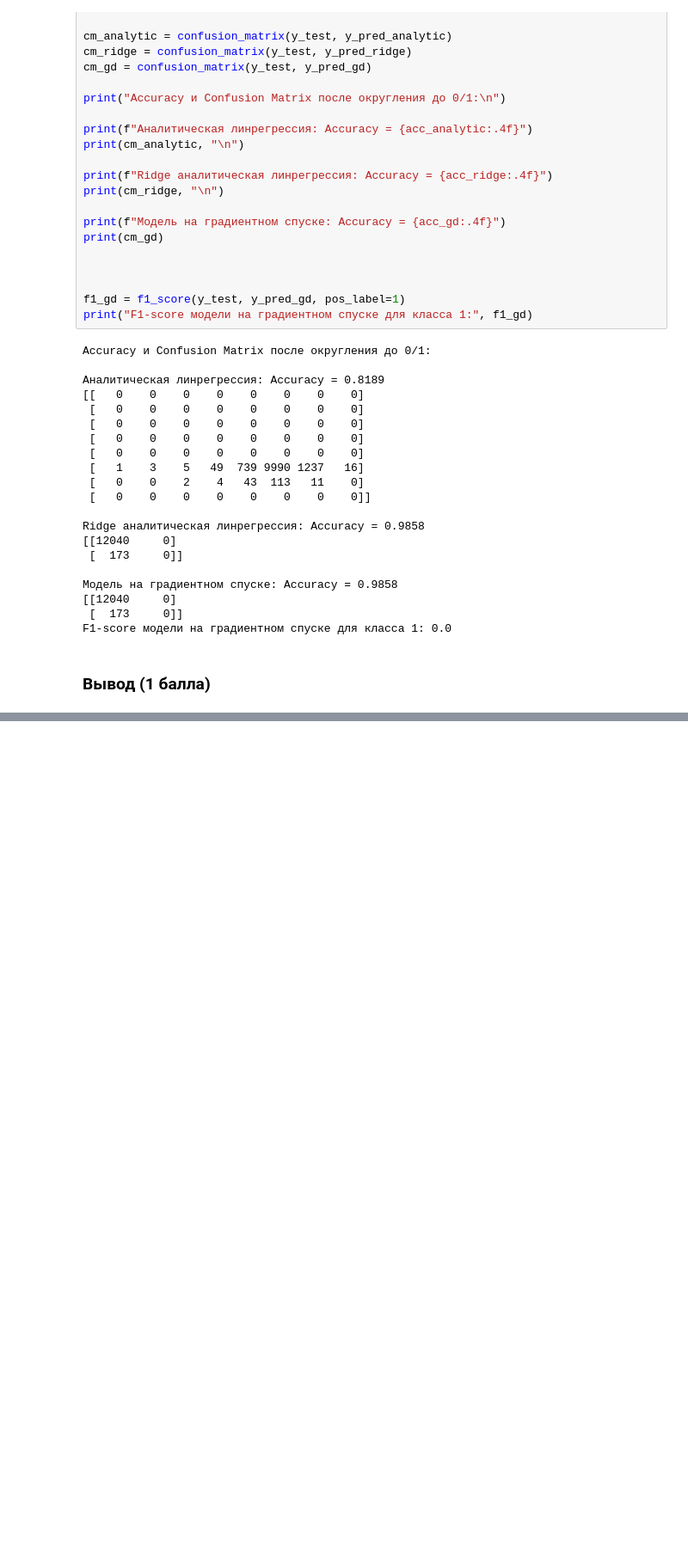
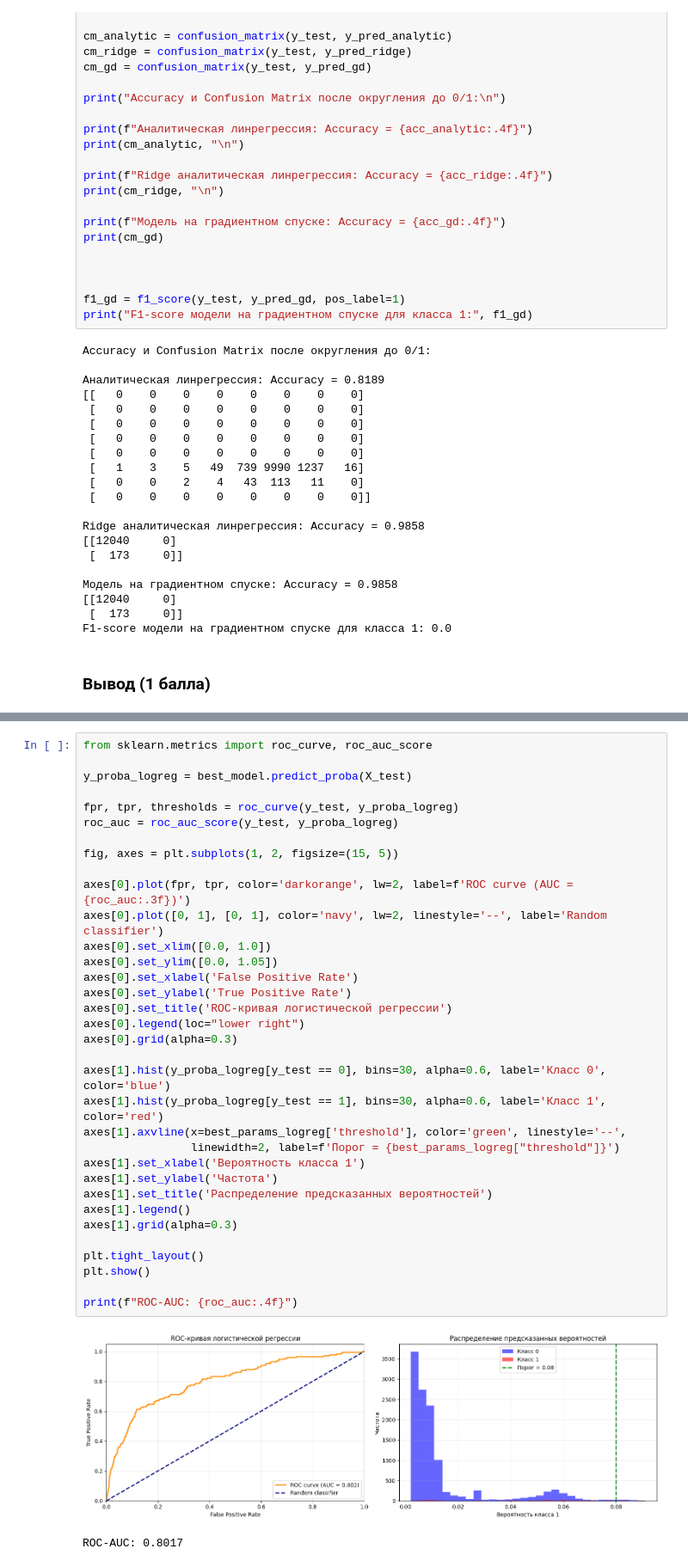
Before and after one commit to Sqizeeeeee/yml-2026-linear-model-task, a Jupyter notebook: hm_linear_models_tasks_2022_fall.ipynb, the cells around one changed output, grey strips where cells are left out. Shown at 86% size. Cells and saved outputs as stored; diff of their text form; blank space fills up the shorter version.

```diff
--- a/hm_linear_models_tasks_2022_fall.ipynb
+++ b/hm_linear_models_tasks_2022_fall.ipynb
@@ -679,0 +982,37 @@ F1-score модели на градиентном спуске для класс
+# %%
+from sklearn.metrics import roc_curve, roc_auc_score
+
+y_proba_logreg = best_model.predict_proba(X_test)
+
+fpr, tpr, thresholds = roc_curve(y_test, y_proba_logreg)
+roc_auc = roc_auc_score(y_test, y_proba_logreg)
+
+fig, axes = plt.subplots(1, 2, figsize=(15, 5))
+
+axes[0].plot(fpr, tpr, color='darkorange', lw=2, label=f'ROC curve (AUC = {roc_auc:.3f})')
+axes[0].plot([0, 1], [0, 1], color='navy', lw=2, linestyle='--', label='Random classifier')
+axes[0].set_xlim([0.0, 1.0])
+axes[0].set_ylim([0.0, 1.05])
+axes[0].set_xlabel('False Positive Rate')
+axes[0].set_ylabel('True Positive Rate')
+axes[0].set_title('ROC-кривая логистической регрессии')
+axes[0].legend(loc="lower right")
+axes[0].grid(alpha=0.3)
+
+axes[1].hist(y_proba_logreg[y_test == 0], bins=30, alpha=0.6, label='Класс 0', color='blue')
+axes[1].hist(y_proba_logreg[y_test == 1], bins=30, alpha=0.6, label='Класс 1', color='red')
+axes[1].axvline(x=best_params_logreg['threshold'], color='green', linestyle='--',
+                linewidth=2, label=f'Порог = {best_params_logreg["threshold"]}')
+axes[1].set_xlabel('Вероятность класса 1')
+axes[1].set_ylabel('Частота')
+axes[1].set_title('Распределение предсказанных вероятностей')
+axes[1].legend()
+axes[1].grid(alpha=0.3)
+
+plt.tight_layout()
+plt.show()
+
+print(f"ROC-AUC: {roc_auc:.4f}")
+# %% [output]
+[figure, added]
+ROC-AUC: 0.8017
```
Also changed, not shown: parts of 9 cells of this notebook, 2 other files.
